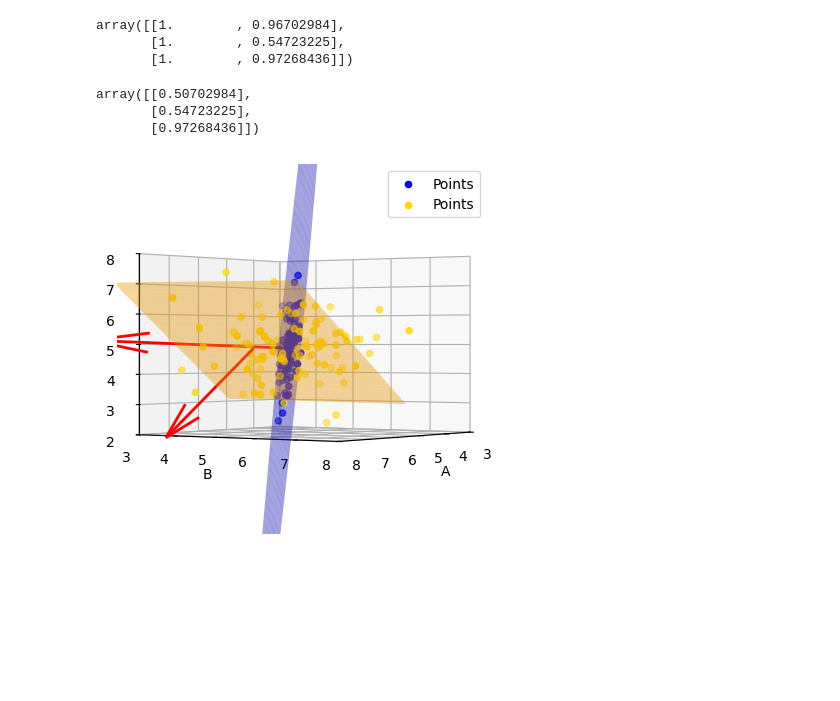
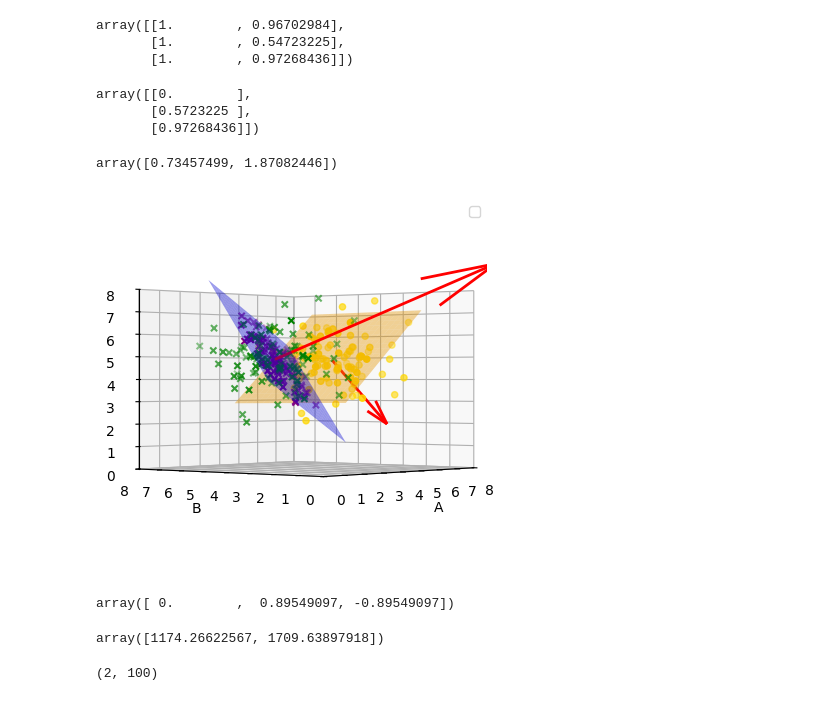
Before and after one commit to Nurdaylight/An-Econ-771, a Jupyter notebook: Plane_experiment_2.ipynb, the cells around one changed output. Saved outputs shown, nothing was run; the diff lists cells and outputs as text; code cells hidden in the pictures; blank space fills up the shorter version.

Commit message:
Estimator variance test # seems to be tied to ortogonal vector direction and SIZE

```diff
--- a/Plane_experiment_2.ipynb
+++ b/Plane_experiment_2.ipynb
@@ -274,13 +274,13 @@ array([[1.        , 0.96702984],
 # %%
 
 # Generate random X (features)
-X2 = np.array([[0.50702984],[0.54723225],[0.97268436]])
+X2 = np.array([[0.0],[0.5723225],[0.97268436]])
 
 
 X2
 # %% [output]
-array([[0.50702984],
-       [0.54723225],
+array([[0.        ],
+       [0.5723225 ],
        [0.97268436]])
 # %%
 
@@ -293,11 +293,16 @@ X2=np.hstack( [x1,X2])
 # %%
 beta_hat2=np.zeros((2,100))
 for i in range(100):
-  beta_hat[:,i] = ((np.linalg.inv(X2.T @ X2) @ X2.T)@Y2[i].reshape(3,1)).T
+  beta_hat2[:,i] = ((np.linalg.inv(X2.T @ X2) @ X2.T)@Y2[i].reshape(3,1)).T
 y_hat2=(X2@beta_hat).T
 y_hat2.shape
 #Finding the normal vector
 cross_prod2 = np.cross(X2[:, 0], X2[:, 1])
+
+
+beta_hat2.var(1)
+# %% [output]
+array([0.73457499, 1.87082446])
 # %%
 
 nA2, nB2, nC2 = cross_prod2
@@ -322,37 +327,69 @@ fig = plt.figure()
 ax = fig.add_subplot(projection='3d')
 ax.dist = 1
 # Scatter points
-ax.scatter(y_hat2[:,0], y_hat2[:,1], y_hat2[:,2], color='blue', s=20, label='Points')
+ax.scatter(y_hat2[:,0], y_hat2[:,1], y_hat2[:,2], color='purple', s=20,marker="x")
 # Scatter points
-ax.scatter(Y2[:,0], Y2[:,1], Y2[:,2], color='gold', s=20, label='Points')
+ax.scatter(Y2[:,0], Y2[:,1], Y2[:,2], color='green', s=20,marker="x")
+
+# Scatter points
+ax.scatter(Y[:,0], Y[:,1], Y[:,2], color='gold')
+
 
 # Plane
 ax.plot_surface(A, B, C, alpha=0.4, color='orange')
 # Plane
 ax.plot_surface(A2, B2, C2, alpha=0.4, color='blue')
 
 # View angle
-ax.view_init(elev=0, azim=35)
+ax.view_init(elev=0, azim=220)
 # Normal vector (optional but useful)
 ax.quiver(
     A0, B0, C0,
     nA, nB, nC,
     color='red', linewidth=2, length=7
 )
 ax.quiver(
     A02, B02, C02,
     nA2, nB2, nC2,
     color='red', linewidth=2, length=7
 )
-ax.set_xlim(3, 8)
-ax.set_ylim(3, 8)
-ax.set_zlim(2, 8)
+ax.set_xlim(0, 8)
+ax.set_ylim(0, 8)
+ax.set_zlim(0, 8)
 
 ax.set_xlabel('A')
 ax.set_ylabel('B')
 ax.set_zlabel('C')
 ax.legend()
 
 plt.show()
 # %% [output]
-[figure, old version]
+[figure, new version]
+# %%
+cross_prod2
+# %% [output]
+array([ 0.        ,  0.89549097, -0.89549097])
+# %%
+X2 = np.array([[0.82723225],[0.81723225],[0.84723225]])
+
+Y2=np.zeros((100,3))
+for i in range(100):
+  Y2[i]= (2+X2*3+error[i].reshape(3,-1)).reshape(3)
+
+X2=np.hstack( [x1,X2])
+beta_hat2=np.zeros((2,100))
+for i in range(100):
+  beta_hat2[:,i] = ((np.linalg.inv(X2.T @ X2) @ X2.T)@Y2[i].reshape(3,1)).T
+y_hat2=(X2@beta_hat2).T
+y_hat2.shape
+#Finding the normal vector
+cross_prod2 = np.cross(X2[:, 0], X2[:, 1])
+
+
+beta_hat2.var(1)
+# %% [output]
+array([1174.26622567, 1709.63897918])
+# %%
+beta_hat2.shape
+# %% [output]
+(2, 100)
```
Also changed, not shown: parts of 2 cells of this notebook.
